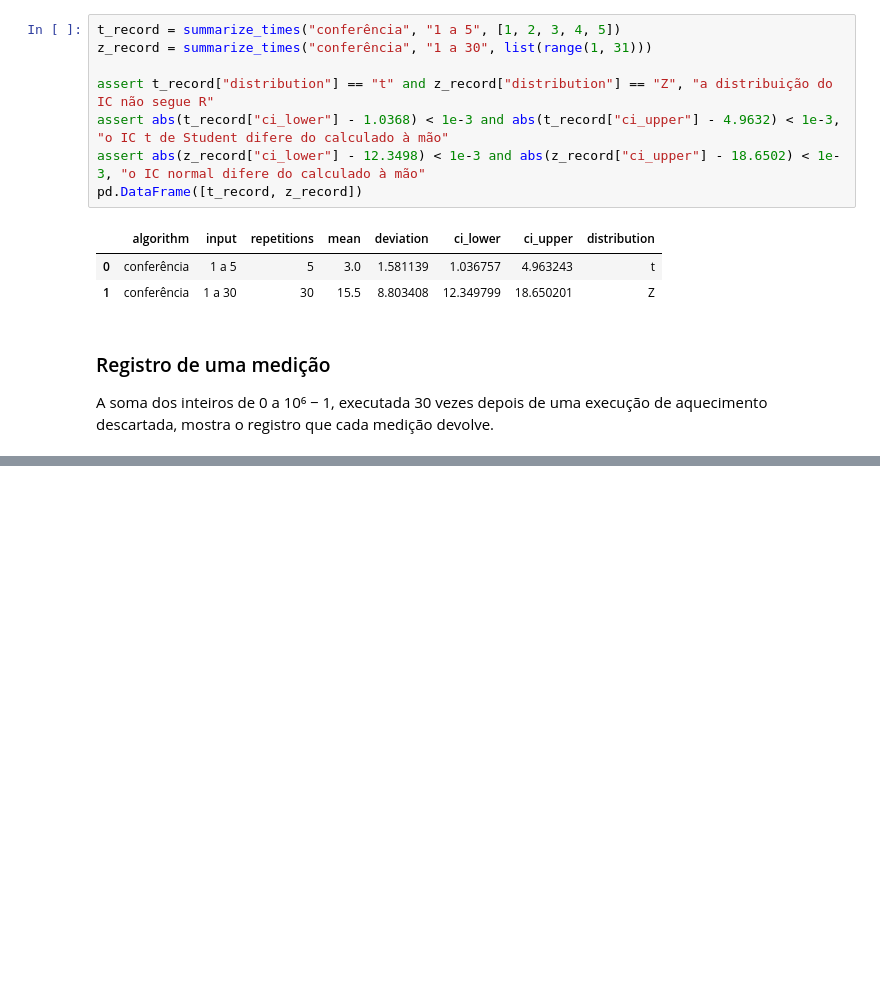
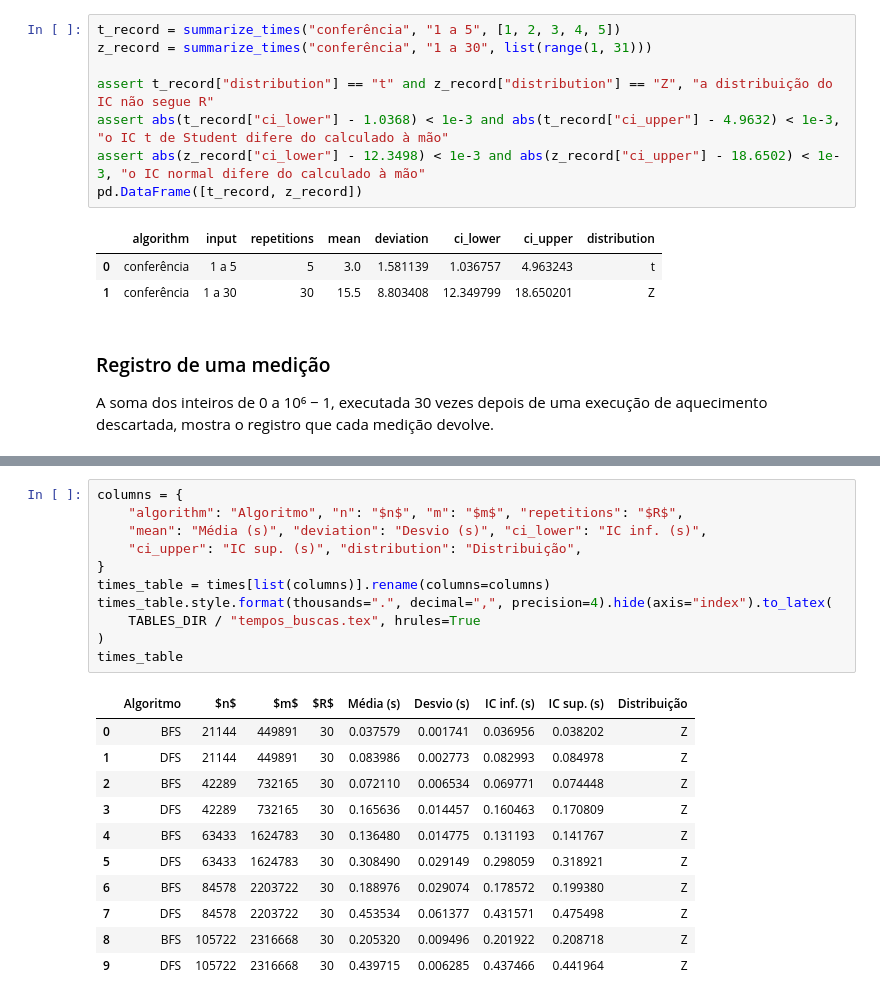
Before and after one commit to Augustocfq/snap-flickr-MATA53, a Jupyter notebook: main.ipynb, the cells around one changed output, grey strips where cells are left out. Saved outputs shown, nothing was run; the diff lists cells and outputs as text; blank space fills up the shorter version.

```diff
--- a/main.ipynb
+++ b/main.ipynb
@@ -573,0 +651,23 @@ dtype: object
+# %%
+columns = {
+    "algorithm": "Algoritmo", "n": "$n$", "m": "$m$", "repetitions": "$R$",
+    "mean": "Média (s)", "deviation": "Desvio (s)", "ci_lower": "IC inf. (s)",
+    "ci_upper": "IC sup. (s)", "distribution": "Distribuição",
+}
+times_table = times[list(columns)].rename(columns=columns)
+times_table.style.format(thousands=".", decimal=",", precision=4).hide(axis="index").to_latex(
+    TABLES_DIR / "tempos_buscas.tex", hrules=True
+)
+times_table
+# %% [output]
+|  | Algoritmo | $n$ | $m$ | $R$ | Média (s) | Desvio (s) | IC inf. (s) | IC sup. (s) | Distribuição |
+| 0 | BFS | 21144 | 449891 | 30 | 0.037579 | 0.001741 | 0.036956 | 0.038202 | Z |
+| 1 | DFS | 21144 | 449891 | 30 | 0.083986 | 0.002773 | 0.082993 | 0.084978 | Z |
+| 2 | BFS | 42289 | 732165 | 30 | 0.072110 | 0.006534 | 0.069771 | 0.074448 | Z |
+| 3 | DFS | 42289 | 732165 | 30 | 0.165636 | 0.014457 | 0.160463 | 0.170809 | Z |
+| 4 | BFS | 63433 | 1624783 | 30 | 0.136480 | 0.014775 | 0.131193 | 0.141767 | Z |
+| 5 | DFS | 63433 | 1624783 | 30 | 0.308490 | 0.029149 | 0.298059 | 0.318921 | Z |
+| 6 | BFS | 84578 | 2203722 | 30 | 0.188976 | 0.029074 | 0.178572 | 0.199380 | Z |
+| 7 | DFS | 84578 | 2203722 | 30 | 0.453534 | 0.061377 | 0.431571 | 0.475498 | Z |
+| 8 | BFS | 105722 | 2316668 | 30 | 0.205320 | 0.009496 | 0.201922 | 0.208718 | Z |
+| 9 | DFS | 105722 | 2316668 | 30 | 0.439715 | 0.006285 | 0.437466 | 0.441964 | Z |
```
Also changed, not shown: parts of 12 cells of this notebook, 5 other files.
